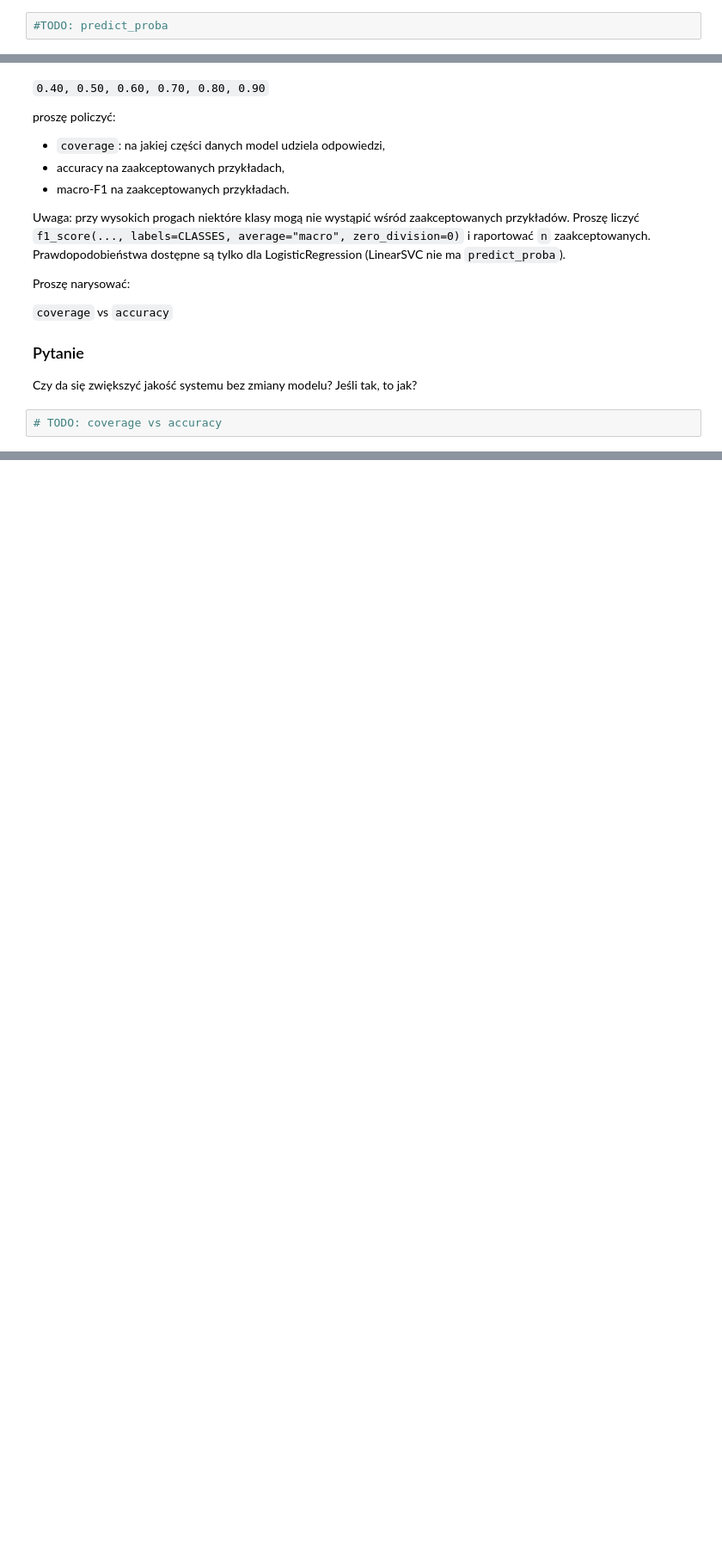
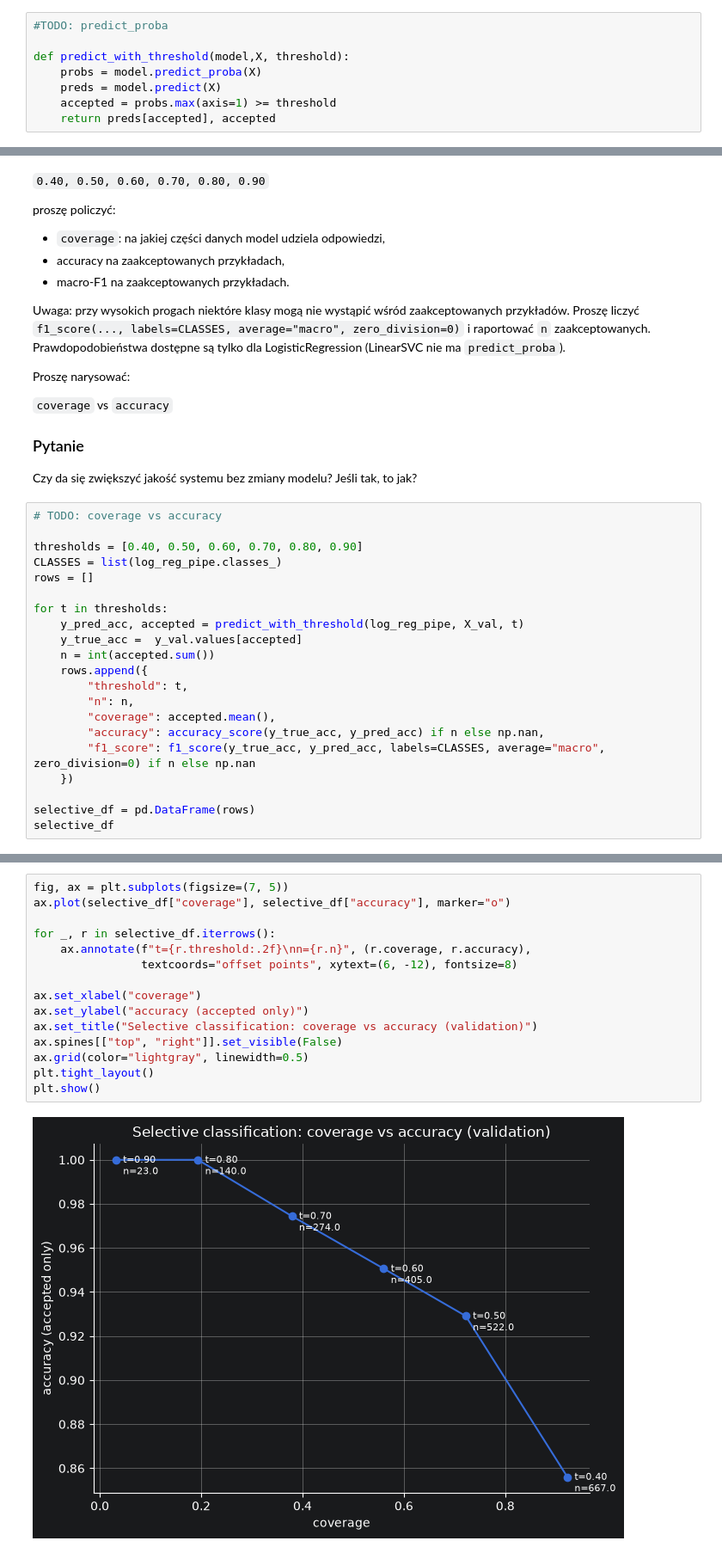
Before and after one commit to dmarek03/nlp-course, a Jupyter notebook: lab_2/002_Baseline.ipynb, the cells around one changed output, grey strips where cells are left out. Shown at 86% size. Saved outputs shown, nothing was run; the diff lists cells and outputs as text; blank space fills up the shorter version.

```diff
--- a/lab_2/002_Baseline.ipynb
+++ b/lab_2/002_Baseline.ipynb
@@ -436,6 +962,12 @@ W prawdziwym wdrożonym systemie czasem lepiej powiedzieć:
 niż wymusić odpowiedź.
 # %%
 #TODO: predict_proba
+
+def predict_with_threshold(model,X, threshold):
+    probs = model.predict_proba(X)
+    preds = model.predict(X)
+    accepted = probs.max(axis=1) >= threshold
+    return preds[accepted], accepted
 # %% [markdown]
 
 # Zadanie 10: Pokrycie i jakość
@@ -461,3 +993,22 @@ Proszę narysować:
 Czy da się zwiększyć jakość systemu bez zmiany modelu? Jeśli tak, to jak?
 # %%
 # TODO: coverage vs accuracy
+
+thresholds = [0.40, 0.50, 0.60, 0.70, 0.80, 0.90]
+CLASSES = list(log_reg_pipe.classes_)
+rows = []
+
+for t in thresholds:
+    y_pred_acc, accepted = predict_with_threshold(log_reg_pipe, X_val, t)
+    y_true_acc =  y_val.values[accepted]
+    n = int(accepted.sum())
+    rows.append({
+        "threshold": t,
+        "n": n,
+        "coverage": accepted.mean(),
+        "accuracy": accuracy_score(y_true_acc, y_pred_acc) if n else np.nan,
+        "f1_score": f1_score(y_true_acc, y_pred_acc, labels=CLASSES, average="macro", zero_division=0) if n else np.nan
+    })
+
+selective_df = pd.DataFrame(rows)
+selective_df
@@ -463,0 +1023,17 @@ Czy da się zwiększyć jakość systemu bez zmiany modelu? Jeśli tak, to jak?
+# %%
+fig, ax = plt.subplots(figsize=(7, 5))
+ax.plot(selective_df["coverage"], selective_df["accuracy"], marker="o")
+
+for _, r in selective_df.iterrows():
+    ax.annotate(f"t={r.threshold:.2f}\nn={r.n}", (r.coverage, r.accuracy),
+                textcoords="offset points", xytext=(6, -12), fontsize=8)
+
+ax.set_xlabel("coverage")
+ax.set_ylabel("accuracy (accepted only)")
+ax.set_title("Selective classification: coverage vs accuracy (validation)")
+ax.spines[["top", "right"]].set_visible(False)
+ax.grid(color="lightgray", linewidth=0.5)
+plt.tight_layout()
+plt.show()
+# %% [output]
+[figure, added]
```
Also changed, not shown: parts of 77 cells of this notebook.
